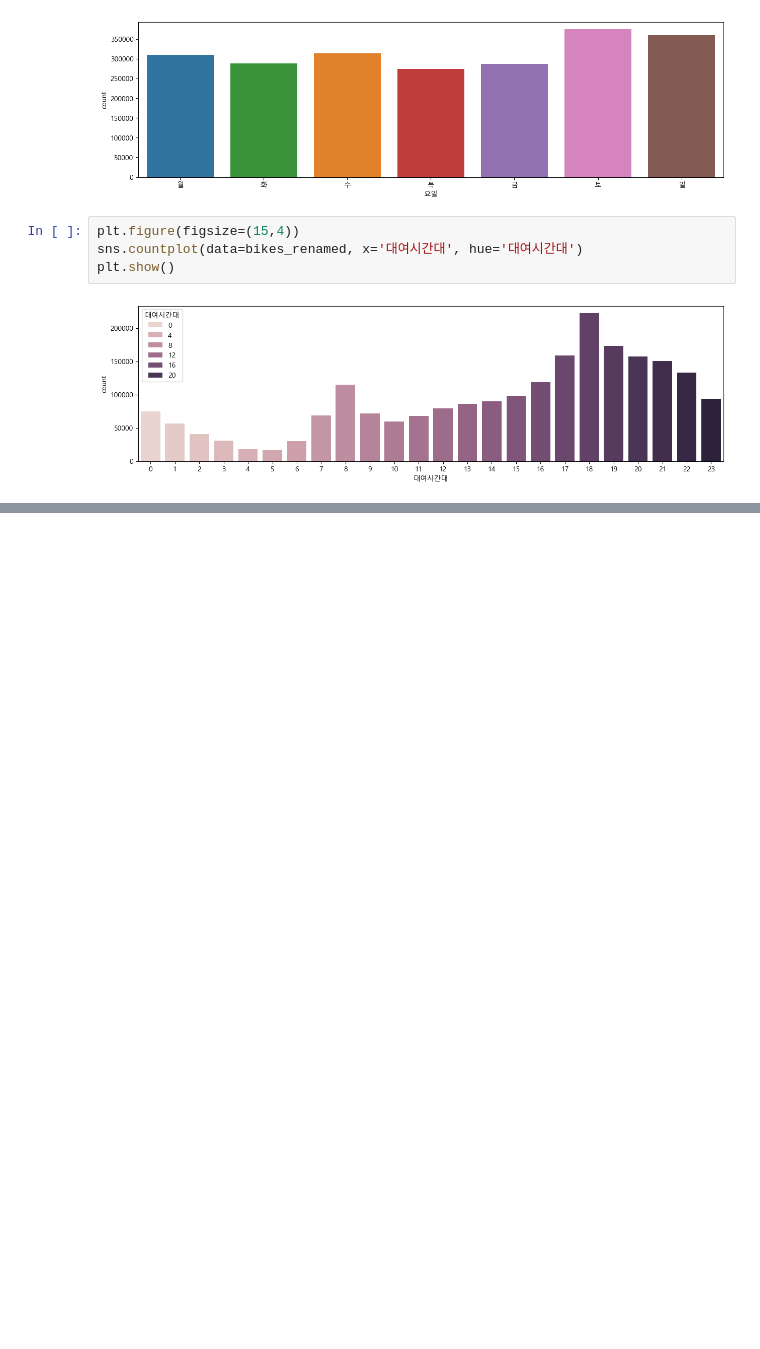
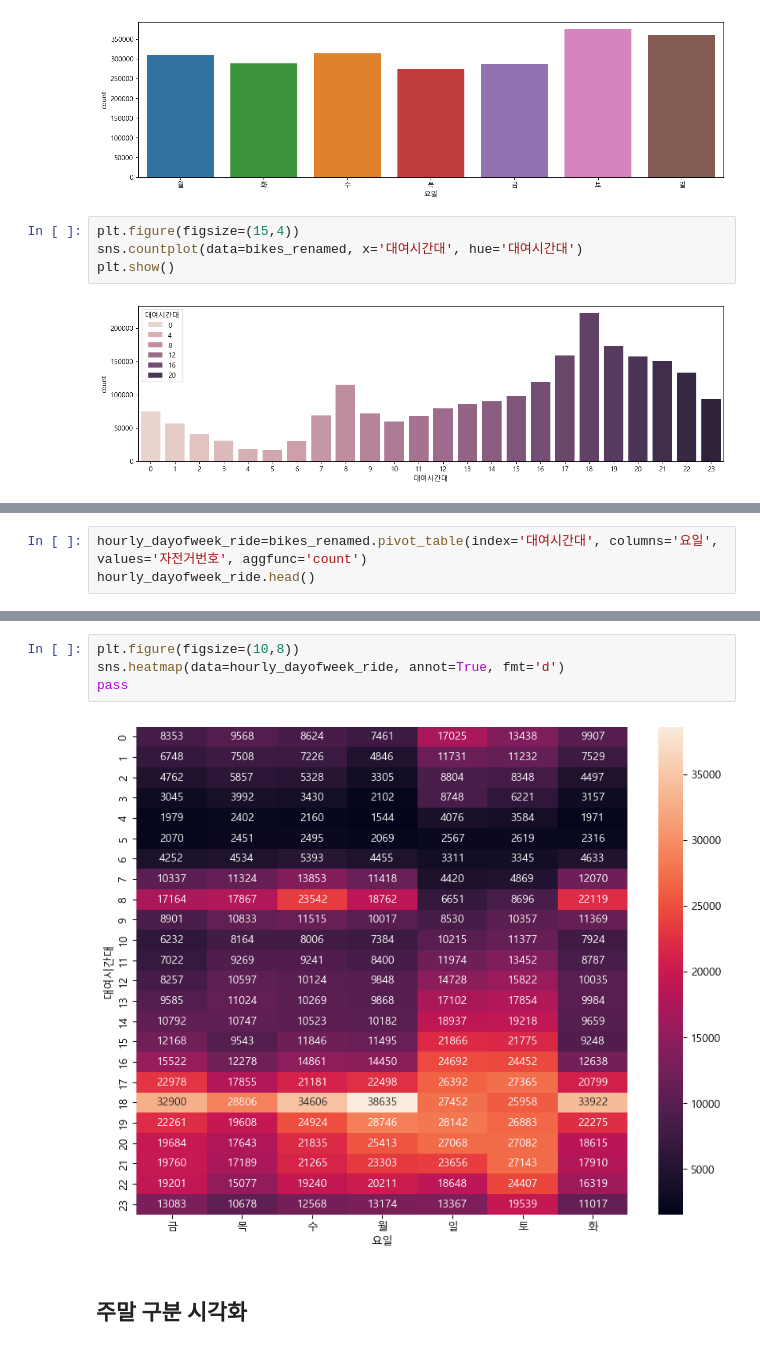
Before and after one commit to TAEstationSUNG/pythonexercise06, a Jupyter notebook: 20260522/src/bike-analysis.ipynb, the cells around one changed output, grey strips where cells are left out. Cells and saved outputs as stored; diff of their text form; blank space fills up the shorter version.

```diff
--- a/20260522/src/bike-analysis.ipynb
+++ b/20260522/src/bike-analysis.ipynb
@@ -463,0 +468,3 @@ python
+# %%
+hourly_dayofweek_ride=bikes_renamed.pivot_table(index='대여시간대', columns='요일', values='자전거번호', aggfunc='count')
+hourly_dayofweek_ride.head()
@@ -463,0 +479,8 @@ python
+# %%
+plt.figure(figsize=(10,8))
+sns.heatmap(data=hourly_dayofweek_ride, annot=True, fmt='d')
+pass
+# %% [output]
+[figure, added]
+# %% [markdown]
+## 주말 구분 시각화
```
Also changed, not shown: parts of 17 cells of this notebook, 1 other file.
